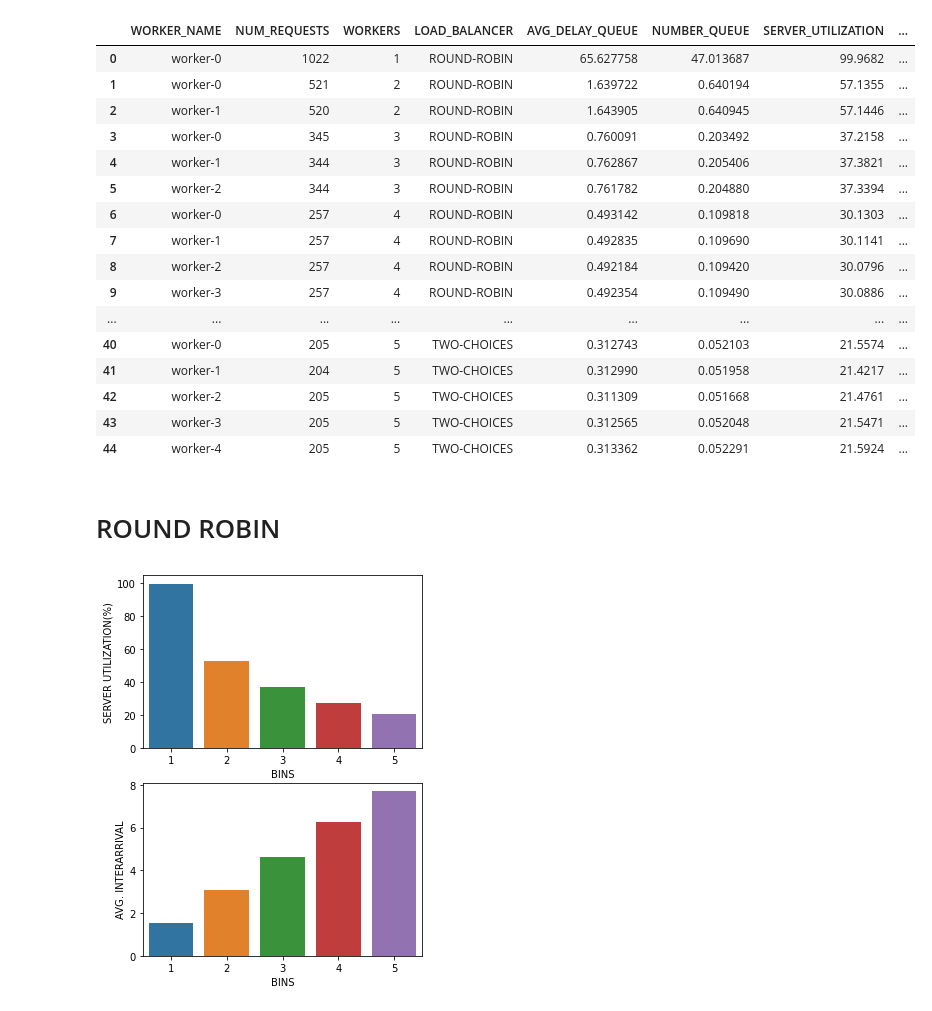
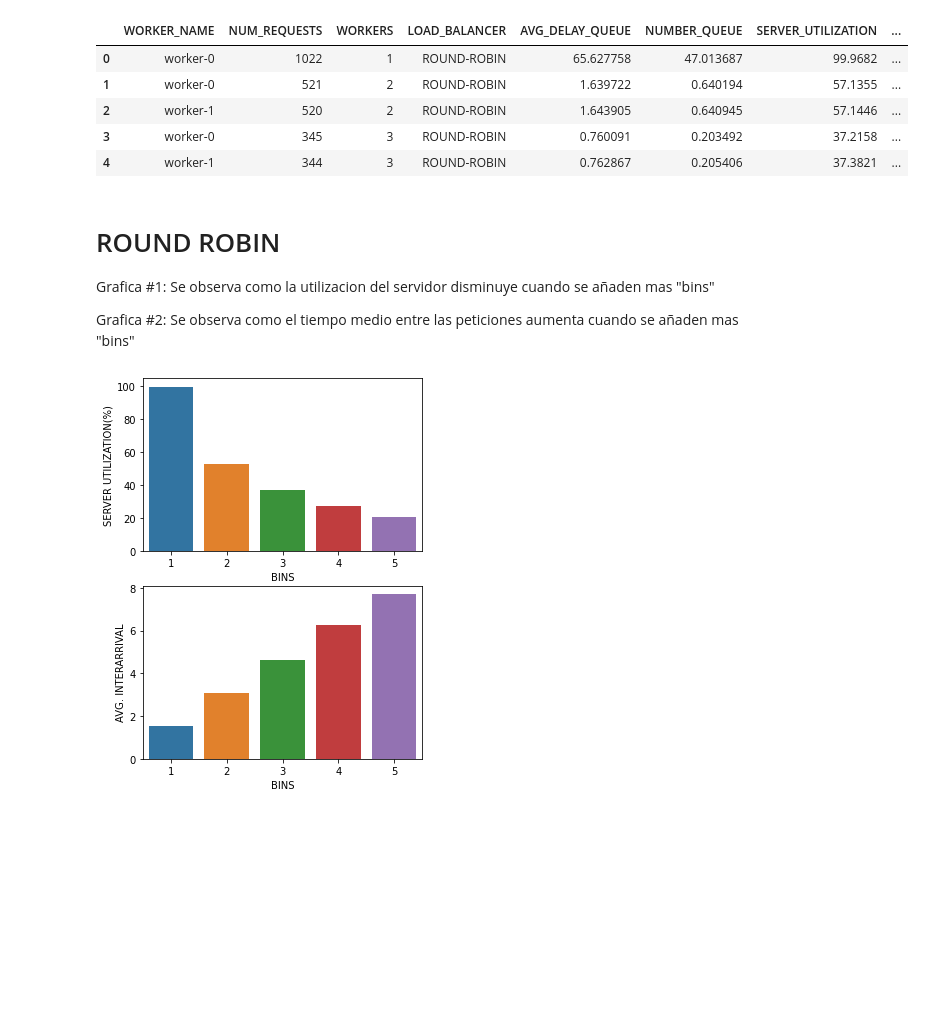
Before and after one commit to nachocodexx/cinvestav-ds-loadbalancer-analysis, a Jupyter notebook: analysis/Untitled.ipynb, the cells around one changed output. Drawn from its saved outputs; the diff is of its cells as text; code cells hidden in the pictures; blank space fills up the shorter version.

```diff
--- a/analysis/Untitled.ipynb
+++ b/analysis/Untitled.ipynb
@@ -27,32 +27,24 @@ def basicPlot(df):
 # %%
 df = pd.read_csv('../results/data_01.csv')
 df = toSecDf(df)
 df.drop(['STD','MEAN','READ_RATIO','SIZE','SAS_SIZE','CONCURRENCY'], axis=1, inplace=True)
-df
+df.head()
 # %% [output]
 |  | WORKER_NAME | NUM_REQUESTS | WORKERS | LOAD_BALANCER | AVG_DELAY_QUEUE | NUMBER_QUEUE | SERVER_UTILIZATION | ... |
 | 0 | worker-0 | 1022 | 1 | ROUND-ROBIN | 65.627758 | 47.013687 | 99.9682 | ... |
 | 1 | worker-0 | 521 | 2 | ROUND-ROBIN | 1.639722 | 0.640194 | 57.1355 | ... |
 | 2 | worker-1 | 520 | 2 | ROUND-ROBIN | 1.643905 | 0.640945 | 57.1446 | ... |
 | 3 | worker-0 | 345 | 3 | ROUND-ROBIN | 0.760091 | 0.203492 | 37.2158 | ... |
 | 4 | worker-1 | 344 | 3 | ROUND-ROBIN | 0.762867 | 0.205406 | 37.3821 | ... |
-| 5 | worker-2 | 344 | 3 | ROUND-ROBIN | 0.761782 | 0.204880 | 37.3394 | ... |
-| 6 | worker-0 | 257 | 4 | ROUND-ROBIN | 0.493142 | 0.109818 | 30.1303 | ... |
-| 7 | worker-1 | 257 | 4 | ROUND-ROBIN | 0.492835 | 0.109690 | 30.1141 | ... |
-| 8 | worker-2 | 257 | 4 | ROUND-ROBIN | 0.492184 | 0.109420 | 30.0796 | ... |
-| 9 | worker-3 | 257 | 4 | ROUND-ROBIN | 0.492354 | 0.109490 | 30.0886 | ... |
-| ... | ... | ... | ... | ... | ... | ... | ... | ... |
-| 40 | worker-0 | 205 | 5 | TWO-CHOICES | 0.312743 | 0.052103 | 21.5574 | ... |
-| 41 | worker-1 | 204 | 5 | TWO-CHOICES | 0.312990 | 0.051958 | 21.4217 | ... |
-| 42 | worker-2 | 205 | 5 | TWO-CHOICES | 0.311309 | 0.051668 | 21.4761 | ... |
-| 43 | worker-3 | 205 | 5 | TWO-CHOICES | 0.312565 | 0.052048 | 21.5471 | ... |
-| 44 | worker-4 | 205 | 5 | TWO-CHOICES | 0.313362 | 0.052291 | 21.5924 | ... |
 # %%
 round_robin = df.loc[df['LOAD_BALANCER']=='ROUND-ROBIN']
 random      = df.loc[df['LOAD_BALANCER']=='RANDOM']
 two_choices = df.loc[df['LOAD_BALANCER']=='TWO-CHOICES']
-# %% [markdown]
-# ROUND ROBIN
+# %% [markdown]
+# ROUND ROBIN
+Grafica #1: Se observa como la utilizacion del servidor disminuye cuando se añaden mas "bins"
+
+Grafica #2: Se observa como el tiempo medio entre las peticiones aumenta cuando se añaden mas "bins"
 # %%
 basicPlot(round_robin)
 # %% [output]
```
Also changed, not shown: parts of 18 cells of this notebook.
